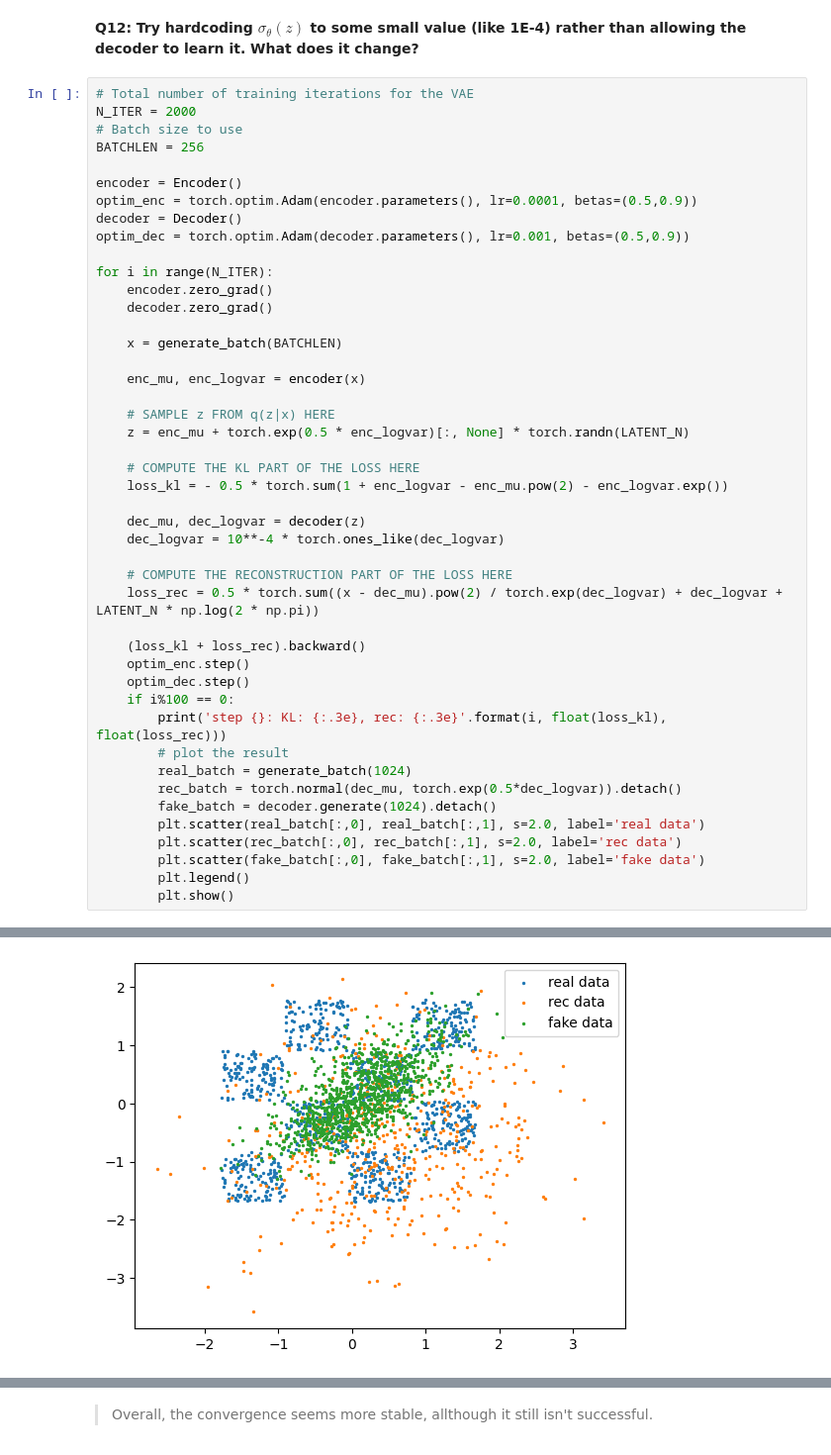
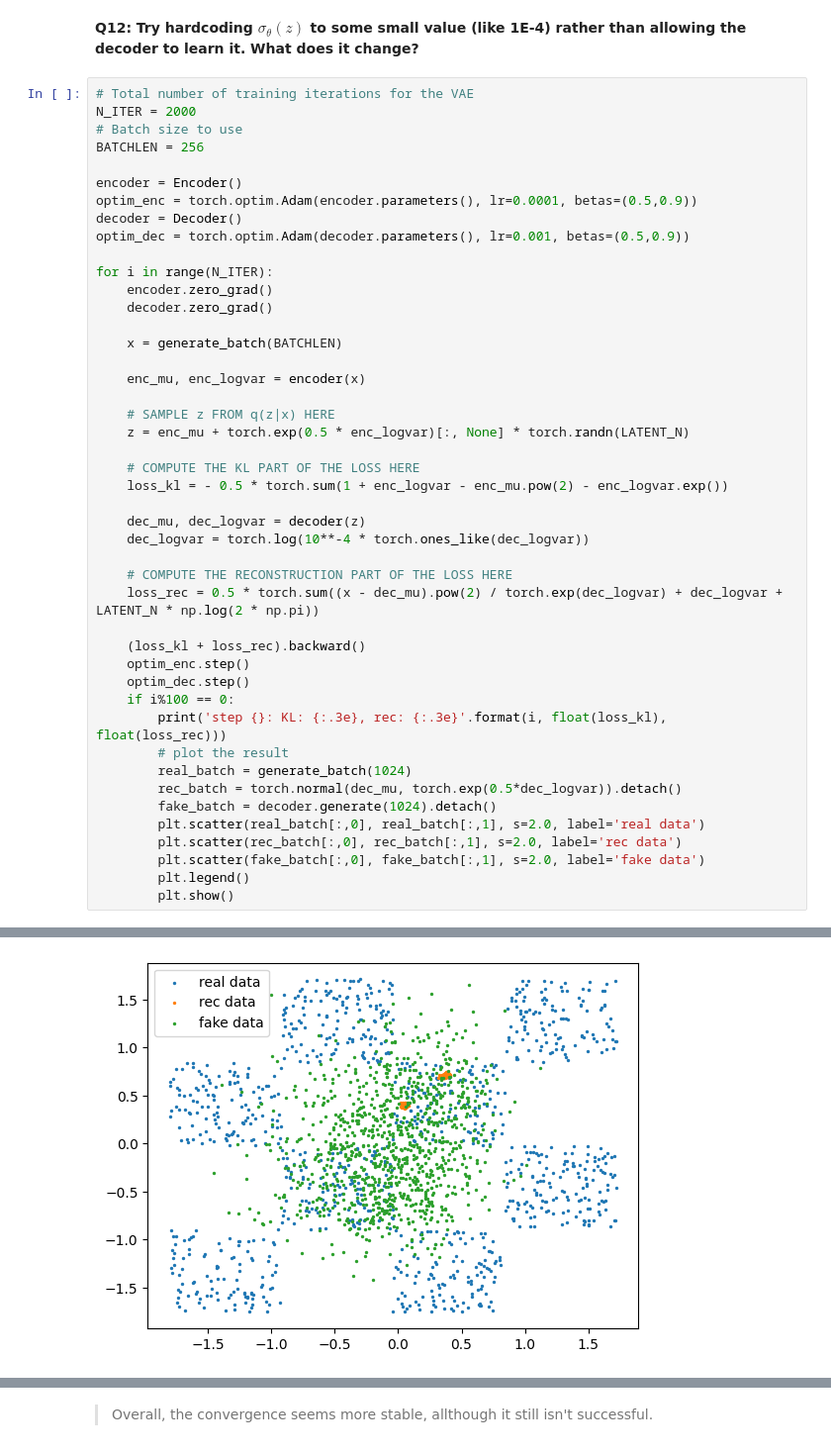
Before and after one commit to paulbonin/DLIP6, a Jupyter notebook: TP6_generative_models.ipynb, the cells around one changed output, grey strips where cells are left out. Shown at 99% size. Saved outputs shown, nothing was run; the diff lists cells and outputs as text.

```diff
--- a/TP6_generative_models.ipynb
+++ b/TP6_generative_models.ipynb
@@ -474,7 +474,7 @@ for i in range(N_ITER):
     loss_kl = - 0.5 * torch.sum(1 + enc_logvar - enc_mu.pow(2) - enc_logvar.exp())
 
     dec_mu, dec_logvar = decoder(z)
-    dec_logvar = 10**-4 * torch.ones_like(dec_logvar)
+    dec_logvar = torch.log(10**-4 * torch.ones_like(dec_logvar))
 
     # COMPUTE THE RECONSTRUCTION PART OF THE LOSS HERE
     loss_rec = 0.5 * torch.sum((x - dec_mu).pow(2) / torch.exp(dec_logvar) + dec_logvar + LATENT_N * np.log(2 * np.pi))
@@ -502 +502 @@ step 200: KL: 1.634e+02, rec: 9.898e+05
-[figure, old version]
+[figure, new version]
```
Also changed, not shown: parts of 1 cell of this notebook.
